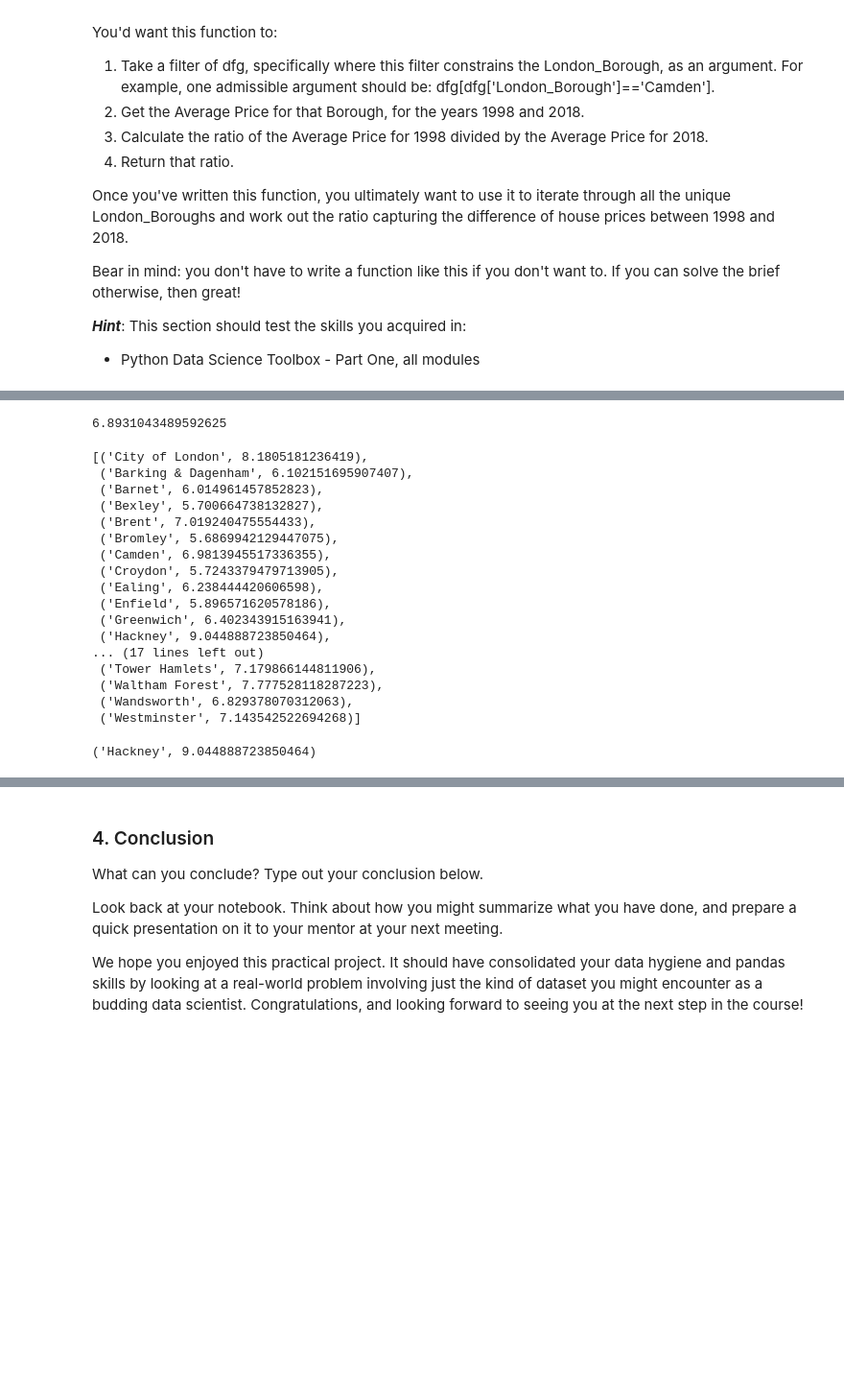
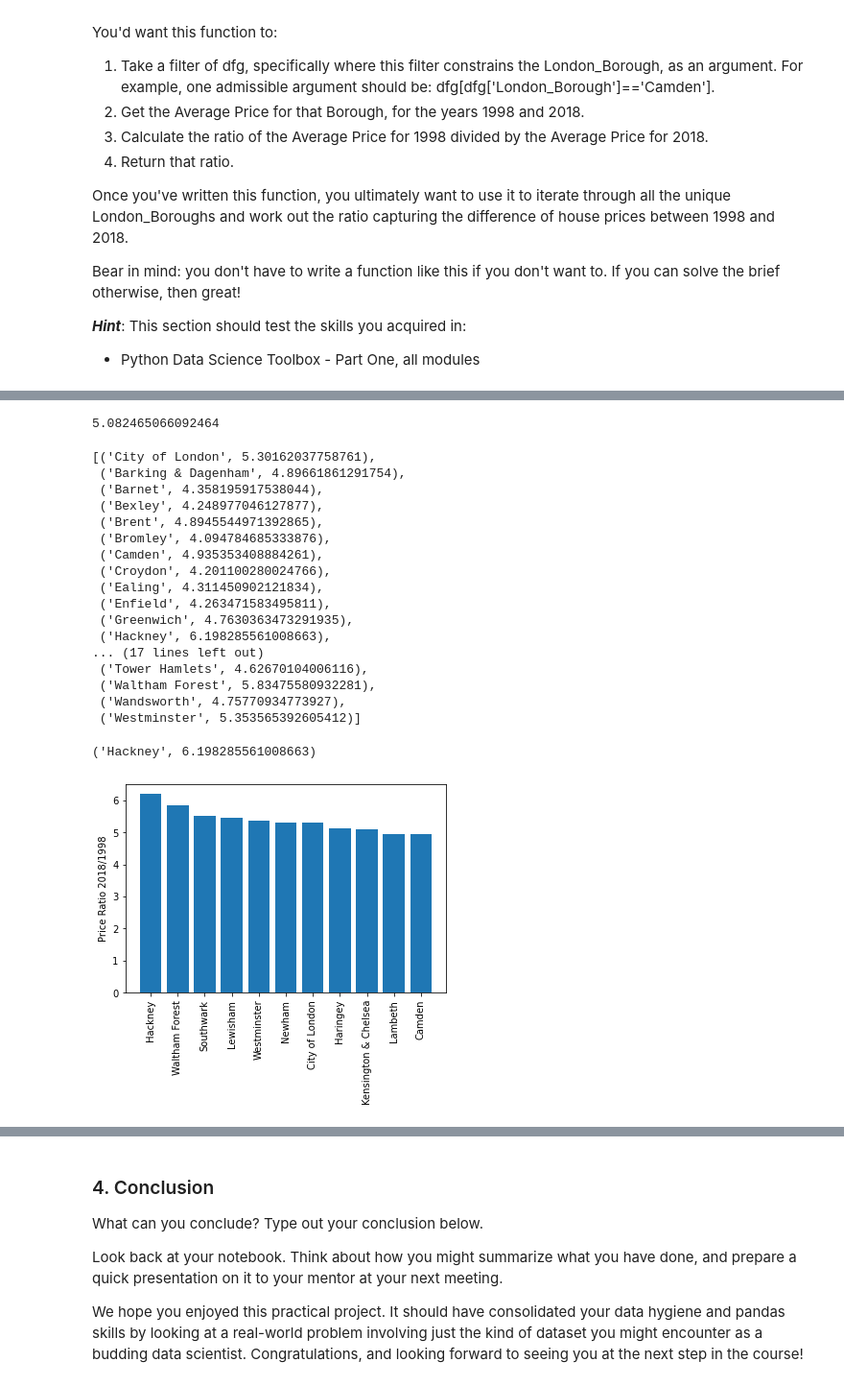
Before and after one commit to ehardwick2/Springboard_DS, a Jupyter notebook: Unit 4 Challenge - Tier 3.ipynb, the cells around one changed output, grey strips where cells are left out. Shown at 96% size. Cells and saved outputs as stored; diff of their text form; code cells hidden in the pictures; blank space fills up the shorter version.

Commit message:
second commit for Unit 4 London Housing Project

```diff
--- a/Unit 4 Challenge - Tier 3.ipynb
+++ b/Unit 4 Challenge - Tier 3.ipynb
@@ -361,18 +350,18 @@ props_grouped = props_grouped.reset_index()
 # %%
 '''
-function to get average price for 1995 and 2021, caluclate 2021/1995 price ratio
+function to get average price for 1998 and 2018, caluclate 2018/1998 price ratio
 '''
 def price_ratio(borough):
-    pr_1995 = float(borough["avg_price"][borough["year"] == 1995])
-    pr_2021 = float(borough["avg_price"][borough["year"]==2021])
-    ratio = pr_2021/pr_1995
+    pr_1998 = float(borough["avg_price"][borough["year"] == 1998])
+    pr_2018 = float(borough["avg_price"][borough["year"]==2018])
+    ratio = pr_2018/pr_1998
     return ratio
 # %%
 #test function price_ratio on one borough
 KC = price_ratio(props_grouped[props_grouped['Borough_Name']=='Kensington & Chelsea'])
 KC
 # %% [output]
-6.8931043489592625
+5.082465066092464
 # %%
 #apply price_ratio function to all boroughs and store result in a list of paired tuples
 ratio_list = []
@@ -382,27 +371,41 @@ for b in London_Boroughs:
     ratio_list.append(bor_rat_pair)
 ratio_list
 # %% [output]
-[('City of London', 8.1805181236419),
- ('Barking & Dagenham', 6.102151695907407),
- ('Barnet', 6.014961457852823),
- ('Bexley', 5.700664738132827),
- ('Brent', 7.019240475554433),
- ('Bromley', 5.6869942129447075),
- ('Camden', 6.9813945517336355),
- ('Croydon', 5.7243379479713905),
- ('Ealing', 6.238444420606598),
- ('Enfield', 5.896571620578186),
- ('Greenwich', 6.402343915163941),
- ('Hackney', 9.044888723850464),
+[('City of London', 5.30162037758761),
+ ('Barking & Dagenham', 4.89661861291754),
+ ('Barnet', 4.358195917538044),
+ ('Bexley', 4.248977046127877),
+ ('Brent', 4.8945544971392865),
+ ('Bromley', 4.094784685333876),
+ ('Camden', 4.935353408884261),
+ ('Croydon', 4.201100280024766),
+ ('Ealing', 4.311450902121834),
+ ('Enfield', 4.263471583495811),
+ ('Greenwich', 4.7630363473291935),
+ ('Hackney', 6.198285561008663),
 ... (17 lines left out)
- ('Tower Hamlets', 7.179866144811906),
- ('Waltham Forest', 7.777528118287223),
- ('Wandsworth', 6.829378070312063),
- ('Westminster', 7.143542522694268)]
+ ('Tower Hamlets', 4.62670104006116),
+ ('Waltham Forest', 5.83475580932281),
+ ('Wandsworth', 4.75770934773927),
+ ('Westminster', 5.353565392605412)]
 # %%
 #find the largest ratio
 greatest_ratio = max(ratio_list, key = lambda x: x[1])
 greatest_ratio
 # %% [output]
-('Hackney', 9.044888723850464)
+('Hackney', 6.198285561008663)
+# %%
+#bar chart with top ten price ratios
+ratio_list.sort(key = lambda x: x[1], reverse=True)
+ratio_list_10 = ratio_list[:11]
+bor = []
+pr_ratio = []
+for b in ratio_list_10:
+    bor.append(b[0])
+    pr_ratio.append(b[1])
+plt.bar(bor,pr_ratio)
+plt.ylabel("Price Ratio 2018/1998")
+plt.xticks(rotation = 90);
+# %% [output]
+[figure, added]
 # %% [markdown]
```
Also changed, not shown: parts of 21 cells of this notebook.
